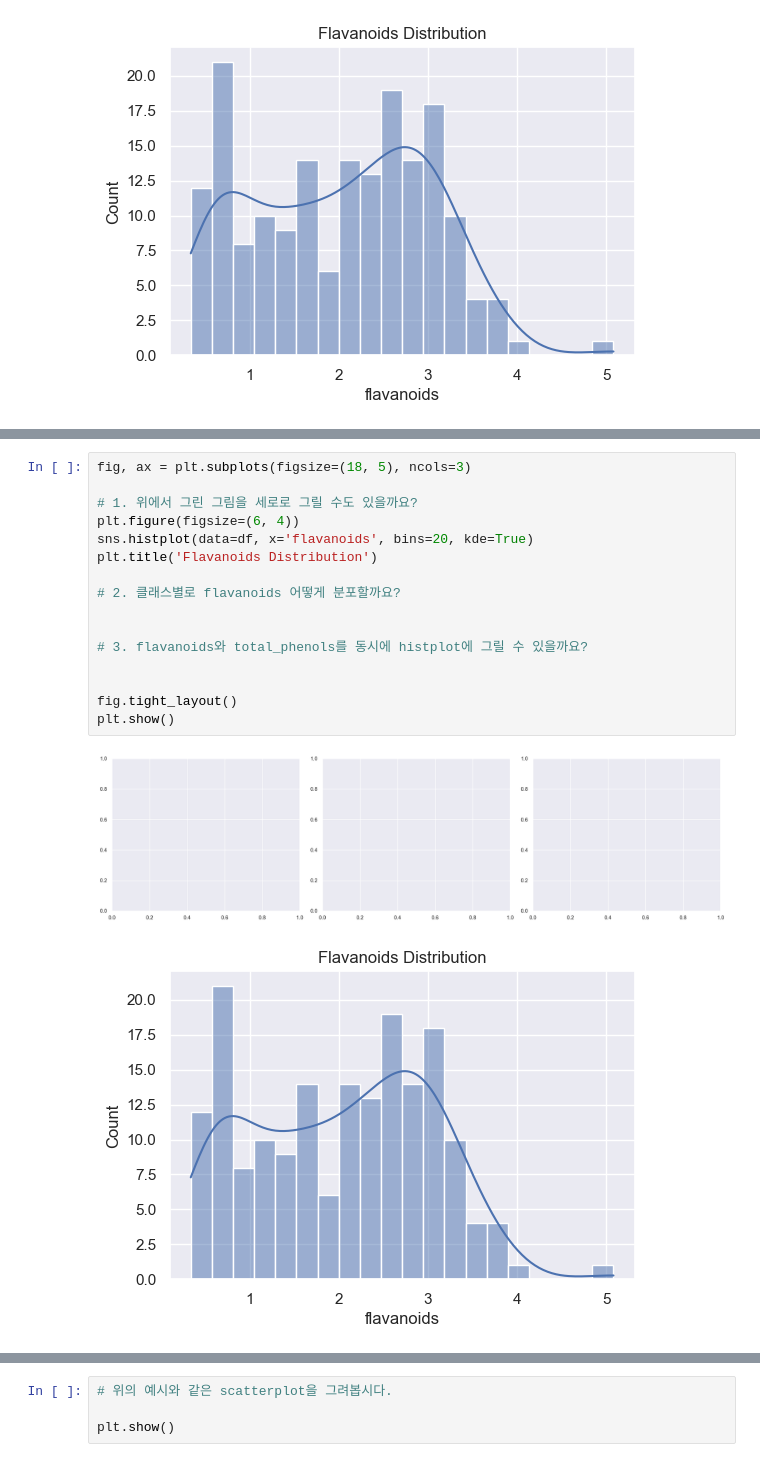
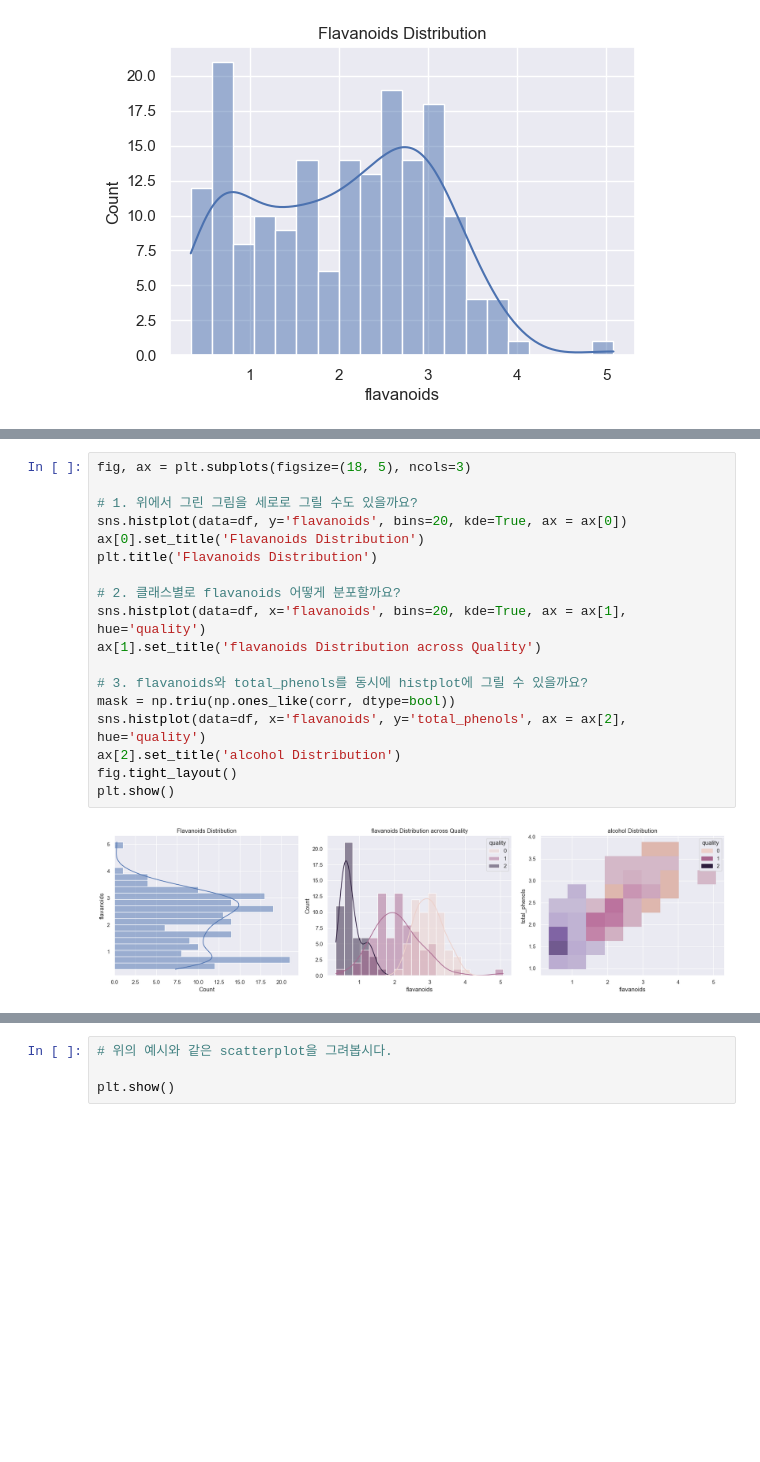
Before and after one commit to seongung33/problem_code, a Jupyter notebook: AI_home/(실습-문제) 1-1_데이터 EDA 및 모델 학습 .ipynb, the cells around one changed output, grey strips where cells are left out. Saved outputs shown, nothing was run; the diff lists cells and outputs as text; blank space fills up the shorter version.

```diff
--- a/AI_home/(실습-문제) 1-1_데이터 EDA 및 모델 학습 .ipynb
+++ b/AI_home/(실습-문제) 1-1_데이터 EDA 및 모델 학습 .ipynb
@@ -367,22 +367,23 @@ plt.show()
 # %%
 fig, ax = plt.subplots(figsize=(18, 5), ncols=3)
 
 # 1. 위에서 그린 그림을 세로로 그릴 수도 있을까요?
-plt.figure(figsize=(6, 4))
-sns.histplot(data=df, x='flavanoids', bins=20, kde=True)
+sns.histplot(data=df, y='flavanoids', bins=20, kde=True, ax = ax[0])
+ax[0].set_title('Flavanoids Distribution')
 plt.title('Flavanoids Distribution')
 
 # 2. 클래스별로 flavanoids 어떻게 분포할까요?
-
+sns.histplot(data=df, x='flavanoids', bins=20, kde=True, ax = ax[1], hue='quality')
+ax[1].set_title('flavanoids Distribution across Quality')
 
 # 3. flavanoids와 total_phenols를 동시에 histplot에 그릴 수 있을까요?
-
-
+mask = np.triu(np.ones_like(corr, dtype=bool))
+sns.histplot(data=df, x='flavanoids', y='total_phenols', ax = ax[2], hue='quality')
+ax[2].set_title('alcohol Distribution')
 fig.tight_layout()
 plt.show()
 # %% [output]
-[figure, old version]
+[figure, new version]
-[figure, removed]
 # %% [markdown]
 ### TODO 4: scatterplot으로 관계 시각화
 
```
Also changed, not shown: parts of 1 cell of this notebook, 1 other file.
